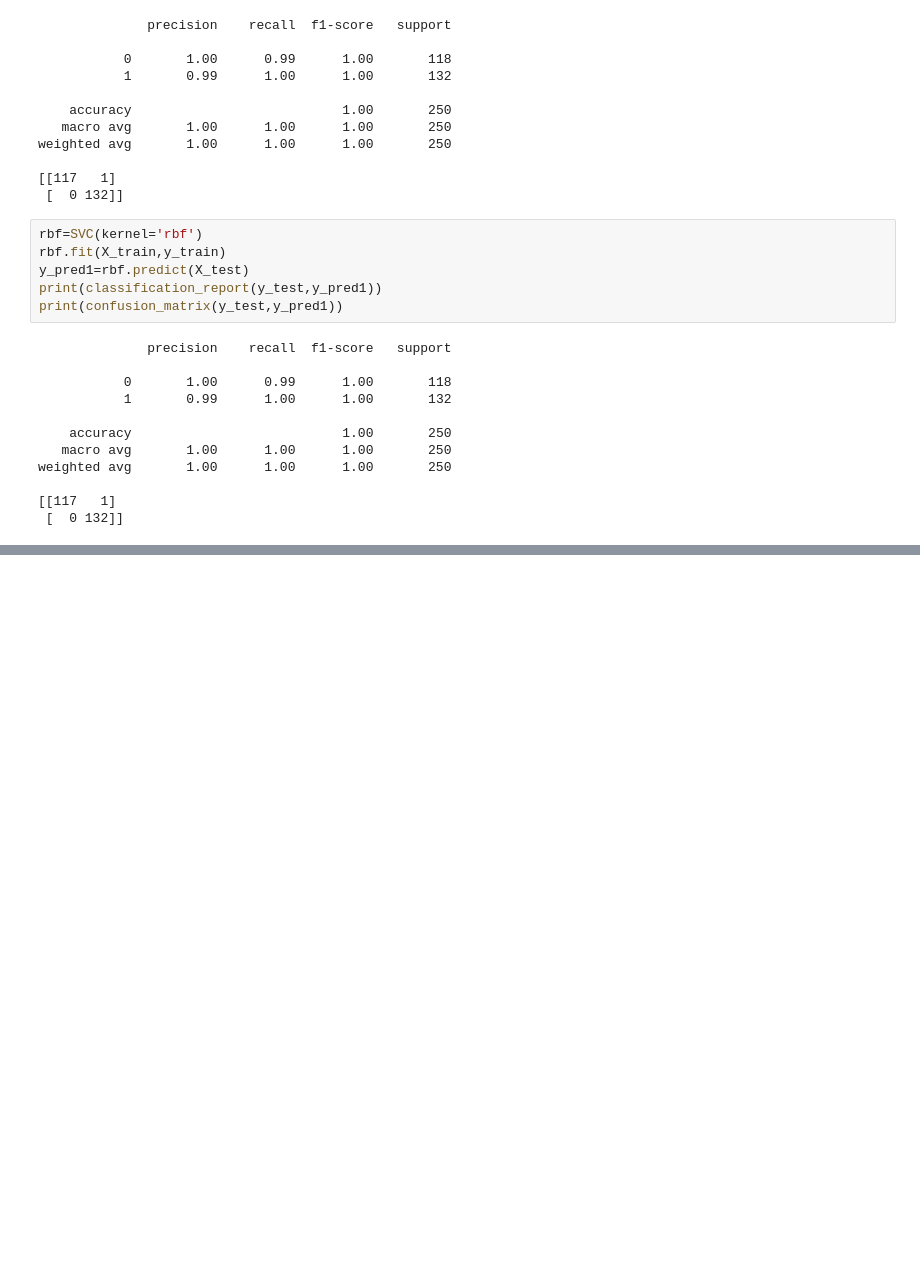
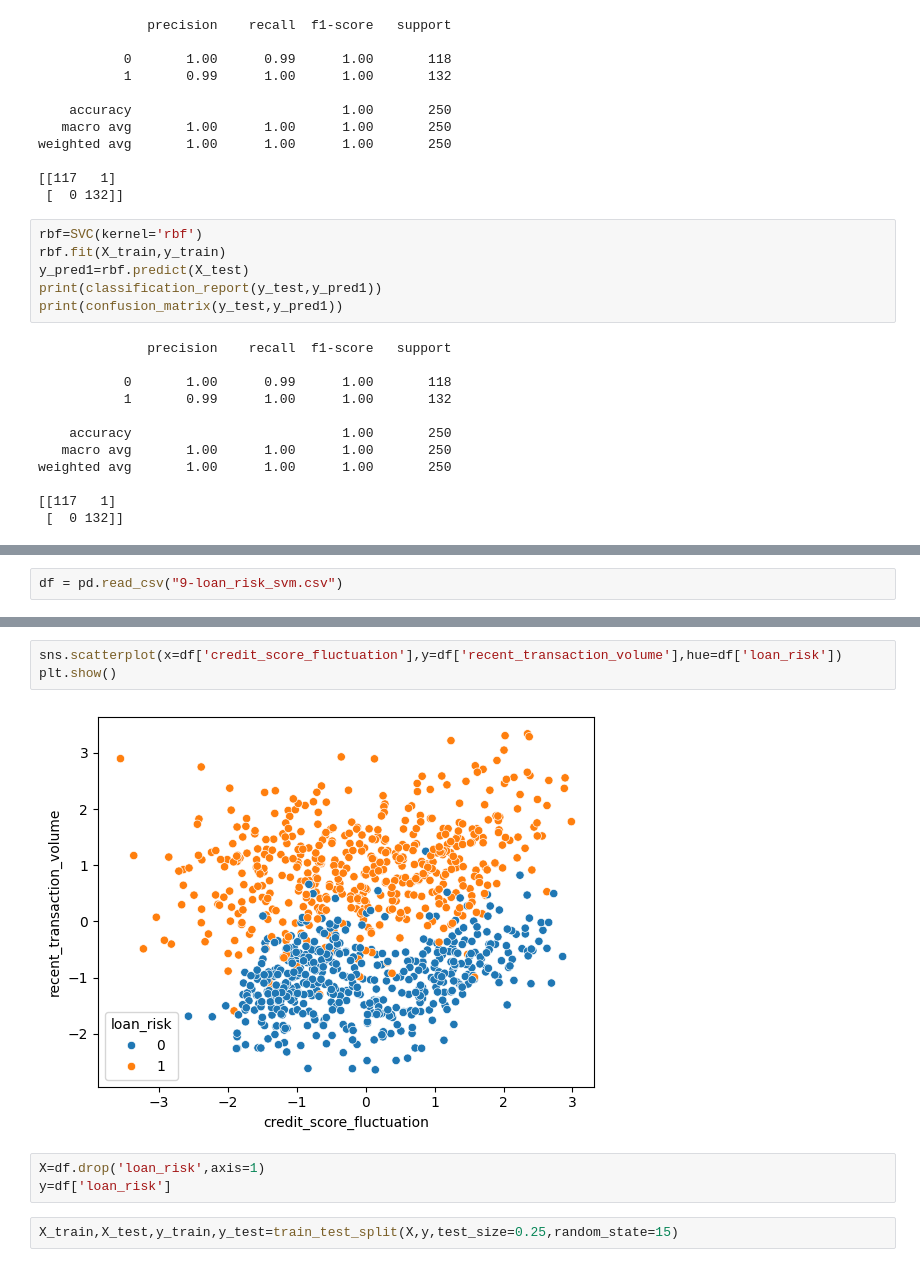
Before and after one commit to Elf-13/Machine-Learning-Studies, a Jupyter notebook: 01 - Regressions/SVM_datasets.ipynb, the cells around one changed output, grey strips where cells are left out. Cells and saved outputs as stored; diff of their text form; blank space fills up the shorter version.

```diff
--- a/01 - Regressions/SVM_datasets.ipynb
+++ b/01 - Regressions/SVM_datasets.ipynb
@@ -110,0 +113,2 @@ weighted avg       1.00      1.00      1.00       250
+# %%
+df = pd.read_csv("9-loan_risk_svm.csv")
@@ -110,0 +145,10 @@ weighted avg       1.00      1.00      1.00       250
+# %%
+sns.scatterplot(x=df['credit_score_fluctuation'],y=df['recent_transaction_volume'],hue=df['loan_risk'])
+plt.show()
+# %% [output]
+[figure, added]
+# %%
+X=df.drop('loan_risk',axis=1)
+y=df['loan_risk']
+# %%
+X_train,X_test,y_train,y_test=train_test_split(X,y,test_size=0.25,random_state=15)
```
Also changed, not shown: parts of 8 cells of this notebook.
